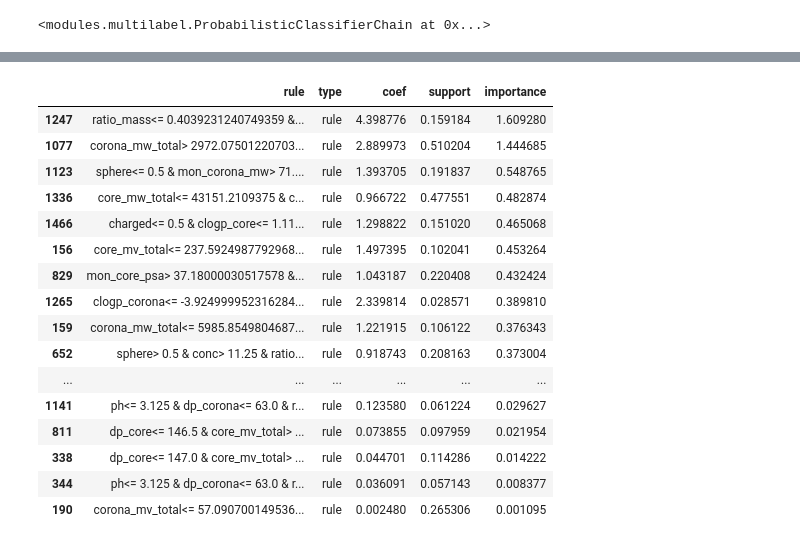
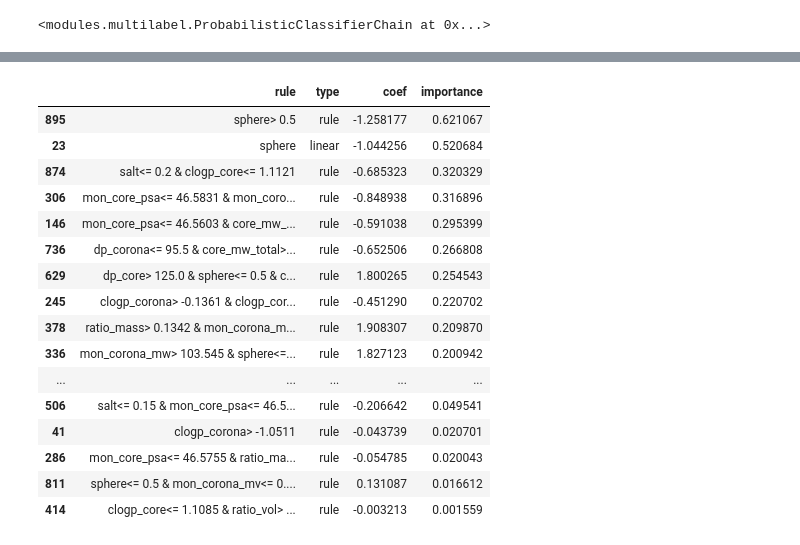
Before and after one commit to marioboley/PISA_ML, a Jupyter notebook: rules.ipynb, the cells around one changed output, grey strips where cells are left out. Cells and saved outputs as stored; diff of their text form; code cells hidden in the pictures.

```diff
--- a/rules.ipynb
+++ b/rules.ipynb
@@ -1,8 +1,11 @@
 # %%
 import numpy as np
+import pandas as pd
 import os
 
 from common import OUTPUTPATH
-from models import rule_fit_pcc
+from modules.multilabel import ProbabilisticClassifierChain
+from modules.rules import RuleFitWrapperCV
 import data
-from modules.experiments import Experiment, KFoldSpecial, hamming_loss, error, NegLogLikelihoodEvaluator
+
+pd.set_option('display.max_colwidth', -1)
@@ -9,6 +14,7 @@ from modules.experiments import Experiment, KFoldSpecial, hamming_loss, error, N
 # %%
 STATE = np.random.RandomState(seed=1000)
-rf = rule_fit_pcc
-rf.fit(data.x1, data.y)
+rule_fit_base = RuleFitWrapperCV(Cs = [1], cv=10, rank='median', random_state=STATE)
+rule_fit_pcc = ProbabilisticClassifierChain(rule_fit_base)
+rule_fit_pcc.fit(data.x1, data.y)
 # %% [output]
 <modules.multilabel.ProbabilisticClassifierChain at 0x...>
@@ -17,7 +25,8 @@ data.x1['sphere'] = data.sphere
 data.x1['worm'] = data.worm
 data.x1['vesicle'] = data.vesicle
 # %%
-rule_sphere = rf.fitted_[0].get_rules(data.x1, data.y)['sphere'].sort_values('importance', ascending=False)
+all_columns = data.predictors + data.targets
+rule_sphere = rule_fit_pcc.fitted_[0].get_rules(all_columns)[['rule','type','coef','importance']]
 rule_sphere.to_csv(os.path.join(OUTPUTPATH, 'Sphere_rules.csv'), index=False)
 rule_sphere
 # %% [output]
@@ -81,22 +86,22 @@ rule_vesicle
 # %%
-rule_other = rf.fitted_[1].get_rules(data.x1, data.y)['sphere'].sort_values('importance', ascending=False)
+rule_other = rule_fit_pcc.fitted_[3].get_rules(all_columns)[['rule','type','coef','importance']]
 rule_other.to_csv(os.path.join(OUTPUTPATH, 'Other_rules.csv'), index=False)
 rule_other
 # %% [output]
-|  | rule | type | coef | support | importance |
-| 1247 | ratio_mass<= 0.4039231240749359 &... | rule | 4.398776 | 0.159184 | 1.609280 |
-| 1077 | corona_mw_total> 2972.07501220703... | rule | 2.889973 | 0.510204 | 1.444685 |
-| 1123 | sphere<= 0.5 & mon_corona_mw> 71.... | rule | 1.393705 | 0.191837 | 0.548765 |
-| 1336 | core_mw_total<= 43151.2109375 & c... | rule | 0.966722 | 0.477551 | 0.482874 |
-| 1466 | charged<= 0.5 & clogp_core<= 1.11... | rule | 1.298822 | 0.151020 | 0.465068 |
-| 156 | core_mv_total<= 237.5924987792968... | rule | 1.497395 | 0.102041 | 0.453264 |
-| 829 | mon_core_psa> 37.18000030517578 &... | rule | 1.043187 | 0.220408 | 0.432424 |
-| 1265 | clogp_corona<= -3.924999952316284... | rule | 2.339814 | 0.028571 | 0.389810 |
-| 159 | corona_mw_total<= 5985.8549804687... | rule | 1.221915 | 0.106122 | 0.376343 |
-| 652 | sphere> 0.5 & conc> 11.25 & ratio... | rule | 0.918743 | 0.208163 | 0.373004 |
-| ... | ... | ... | ... | ... | ... |
-| 1141 | ph<= 3.125 & dp_corona<= 63.0 & r... | rule | 0.123580 | 0.061224 | 0.029627 |
-| 811 | dp_core<= 146.5 & core_mv_total> ... | rule | 0.073855 | 0.097959 | 0.021954 |
-| 338 | dp_core<= 147.0 & core_mv_total> ... | rule | 0.044701 | 0.114286 | 0.014222 |
-| 344 | ph<= 3.125 & dp_corona<= 63.0 & r... | rule | 0.036091 | 0.057143 | 0.008377 |
-| 190 | corona_mv_total<= 57.090700149536... | rule | 0.002480 | 0.265306 | 0.001095 |
+|  | rule | type | coef | importance |
+| 895 | sphere> 0.5 | rule | -1.258177 | 0.621067 |
+| 23 | sphere | linear | -1.044256 | 0.520684 |
+| 874 | salt<= 0.2 & clogp_core<= 1.1121 | rule | -0.685323 | 0.320329 |
+| 306 | mon_core_psa<= 46.5831 & mon_coro... | rule | -0.848938 | 0.316896 |
+| 146 | mon_core_psa<= 46.5603 & core_mw_... | rule | -0.591038 | 0.295399 |
+| 736 | dp_corona<= 95.5 & core_mw_total>... | rule | -0.652506 | 0.266808 |
+| 629 | dp_core> 125.0 & sphere<= 0.5 & c... | rule | 1.800265 | 0.254543 |
+| 245 | clogp_corona> -0.1361 & clogp_cor... | rule | -0.451290 | 0.220702 |
+| 378 | ratio_mass> 0.1342 & mon_corona_m... | rule | 1.908307 | 0.209870 |
+| 336 | mon_corona_mw> 103.545 & sphere<=... | rule | 1.827123 | 0.200942 |
+| ... | ... | ... | ... | ... |
+| 506 | salt<= 0.15 & mon_core_psa<= 46.5... | rule | -0.206642 | 0.049541 |
+| 41 | clogp_corona> -1.0511 | rule | -0.043739 | 0.020701 |
+| 286 | mon_core_psa<= 46.5755 & ratio_ma... | rule | -0.054785 | 0.020043 |
+| 811 | sphere<= 0.5 & mon_corona_mv<= 0.... | rule | 0.131087 | 0.016612 |
+| 414 | clogp_core<= 1.1085 & ratio_vol> ... | rule | -0.003213 | 0.001559 |
```
Also changed, not shown: parts of 7 cells of this notebook.
